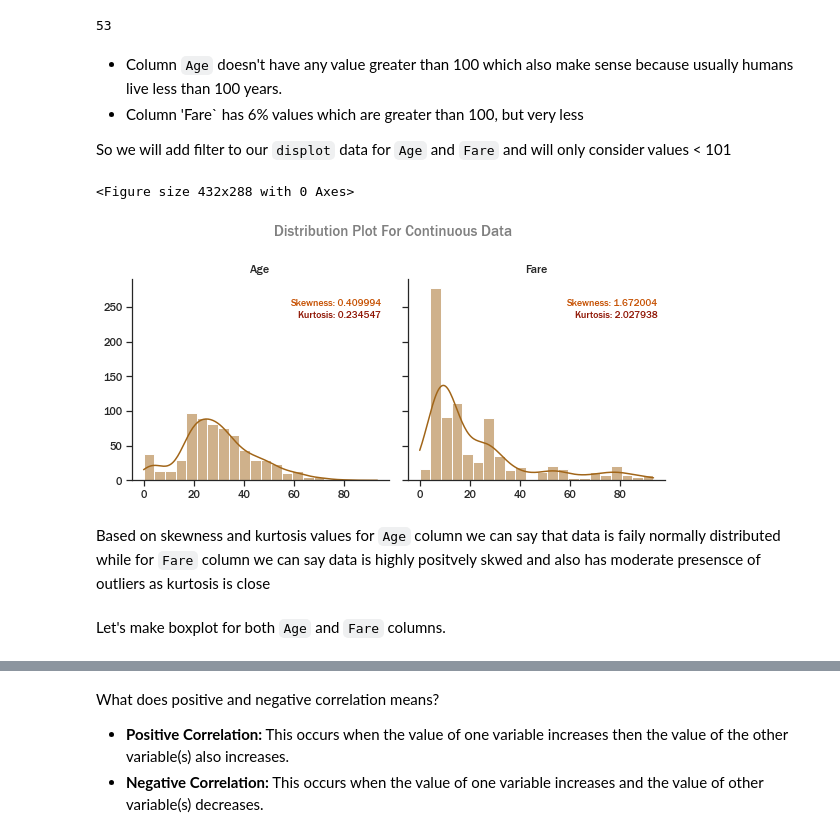
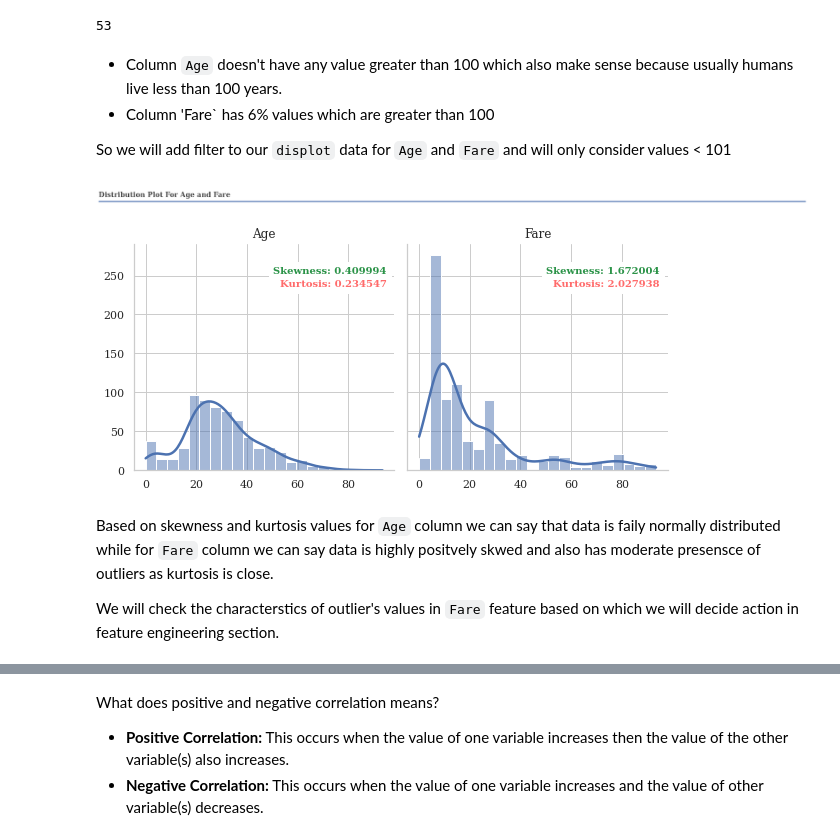
Before and after one commit to progrkaushl/Data-Science-Projects, a Jupyter notebook: Titanic Disaster/titanic.ipynb, the cells around one changed output, grey strips where cells are left out. Saved outputs shown, nothing was run; the diff lists cells and outputs as text; code cells hidden in the pictures.

```diff
--- a/Titanic Disaster/titanic.ipynb
+++ b/Titanic Disaster/titanic.ipynb
@@ -37,0 +108,6 @@ train.head(2)
+# %%
+sns.set_theme(style='whitegrid', font='serif')
+# %%
+fig_title_prop = {'size': 18, 'color': '#4a4a4a', 'fontweight':'bold'}
+# %%
+sns.set_context('notebook', font_scale=1, rc={'lines.linewidth': 2.5})
@@ -186,15 +235,21 @@ Out of 891 passengers, only 38% survived, while majority 61% the passenger did n
 col_names = ['Survived', 'Pclass', 'Sex', 'SibSp', 'Parch', 'Embarked']
 sub_count = 1
 
-fig, axes = plt.subplots(nrows=2, ncols=3, figsize=(12,5))
+fig, axes = plt.subplots(nrows=2, ncols=3, figsize=(10,5))
 fig.subplots_adjust(hspace=0.5)
-fig.suptitle('Countplot for Discrete Data', fontsize=15, fontweight=200)
+# fig.suptitle('Countplot for Discrete Data', fontsize=15, fontweight=200)
 
-for ax, feature in zip(axes.flatten(), train[col_names].columns):
+for ax, feature in zip(axes.flatten(), train_data[col_names].columns):
     ax.set(title='Countplot #{}: {}'.format(sub_count, feature))
     ax.xaxis.label.set_visible(False)
-    sns.countplot(train[feature],ax=ax)
+    sns.countplot(train_data[feature],ax=ax)
     sub_count += 1
+
+# add horizontal line
+line = lines.Line2D([0, 1], [1.05, 1.05], transform=fig.transFigure, zorder=1000, figure=fig)
+fig.lines.extend([line])
+
+fig.text(0, 1.08, 'Countplot for Discrete Data', fontdict=fig_title_prop)
 
 plt.tight_layout()
 plt.show()
@@ -235,39 +314,47 @@ pd.value_counts(train[train['Fare'] > 100]['Fare'].values.flatten()).sum()
 53
 # %% [markdown]
 - Column `Age` doesn't have any value greater than 100 which also make sense because usually humans live less than 100 years.
-- Column 'Fare` has 6% values which are greater than 100, but very less
+- Column 'Fare` has 6% values which are greater than 100
 
 So we will add filter to our `displot` data for `Age` and `Fare` and will only consider values < 101
 # %%
 # select columns for which plot has to be created
-train_age_fare_dis = train[train['Fare'] < 101][['Age', 'Fare']]
+train_data_age_fare_dis = train_data[train_data['Fare'] < 101][['Age', 'Fare']]
 
 # now stack the data into a long (tidy) format
-train_age_fare_dis = train_age_fare_dis.stack().reset_index(level=1).rename(columns={'level_1':'Column', 0:'Data'})
+train_data_age_fare_dis = train_data_age_fare_dis.stack().reset_index(level=1).rename(columns={'level_1':'Column', 0:'Data'})
 
 # add function for skewnewss and kurtosis annotation for each plot in facet grid
 def annotate_skew_kurt(data, **kws):
     n = len(data)
     ax = plt.gca()
     ax.text(x=0.97, y=0.90, transform=ax.transAxes, s="Skewness: %f" % data.skew(),
         fontweight='demibold', fontsize=10, verticalalignment='top', horizontalalignment='right',
-        backgroundcolor='white', color='xkcd:dark orange')
+        backgroundcolor='white', color='#2b9348')
     ax.text(x=0.97, y=0.84, transform=ax.transAxes, s="Kurtosis: %f" % data.kurt(),
         fontweight='demibold', fontsize=10, verticalalignment='top', horizontalalignment='right',
-        backgroundcolor='white', color='xkcd:brick red')
+        backgroundcolor='white', color='#ff6b6b')
 
 # plot a displot
 fig = plt.figure()
-g = sns.displot(data=train_age_fare_dis, x='Data', col='Column', col_wrap=3, kde=True, height=4)
+g = sns.displot(data=train_data_age_fare_dis, x='Data', col='Column', col_wrap=3, kde=True, height=4)
 g.map_dataframe(annotate_skew_kurt)
 g.set_titles(row_template = '{row_name}', col_template = '{col_name}')
-g.fig.suptitle('Distribution Plot For Continuous Data', x=0.35, y=1, fontsize=15, fontweight=200, color='grey')
+g.set_titles(row_template = '{row_name}', col_template = '{col_name}')
+
+# add horizontal line
+line = lines.Line2D([0, 1.3], [1.05, 1.05], transform=fig.transFigure, zorder=1000, figure=fig)
+fig.lines.extend([line])
+
+# add figure text as title
+fig.text(0, 1.08, 'Distribution Plot For Age and Fare', fontdict=fig_title_prop)
+
 plt.tight_layout()
 plt.show()
 # %% [output]
-<Figure size 432x288 with 0 Axes>
-[figure, old version]
+[figure, new version]
+[figure, added]
 # %% [markdown]
-Based on skewness and kurtosis values for `Age` column we can say that data is faily normally distributed while for `Fare` column we can say data is highly positvely skwed and also has moderate presensce of outliers as kurtosis is close
+Based on skewness and kurtosis values for `Age` column we can say that data is faily normally distributed while for `Fare` column we can say data is highly positvely skwed and also has moderate presensce of outliers as kurtosis is close.
+
+We will check the characterstics of outlier's values in `Fare` feature based on which we will decide action in feature engineering section.
-# %% [markdown]
-Let's make boxplot for both `Age` and `Fare` columns.
```
Also changed, not shown: parts of 118 cells of this notebook, 1 other file.
